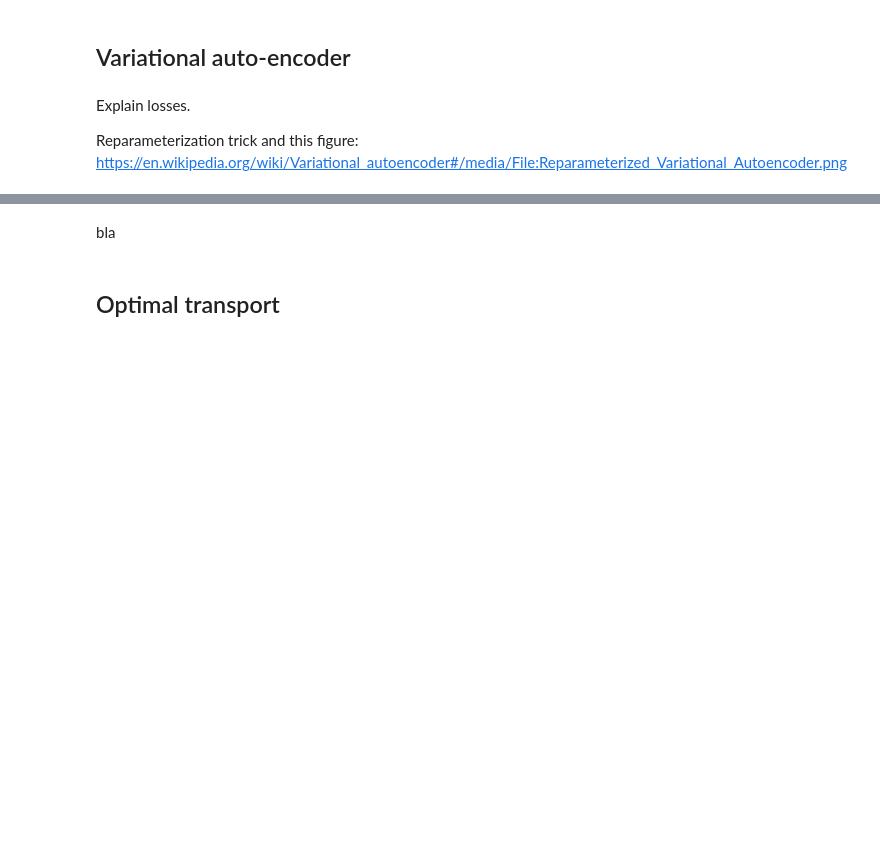
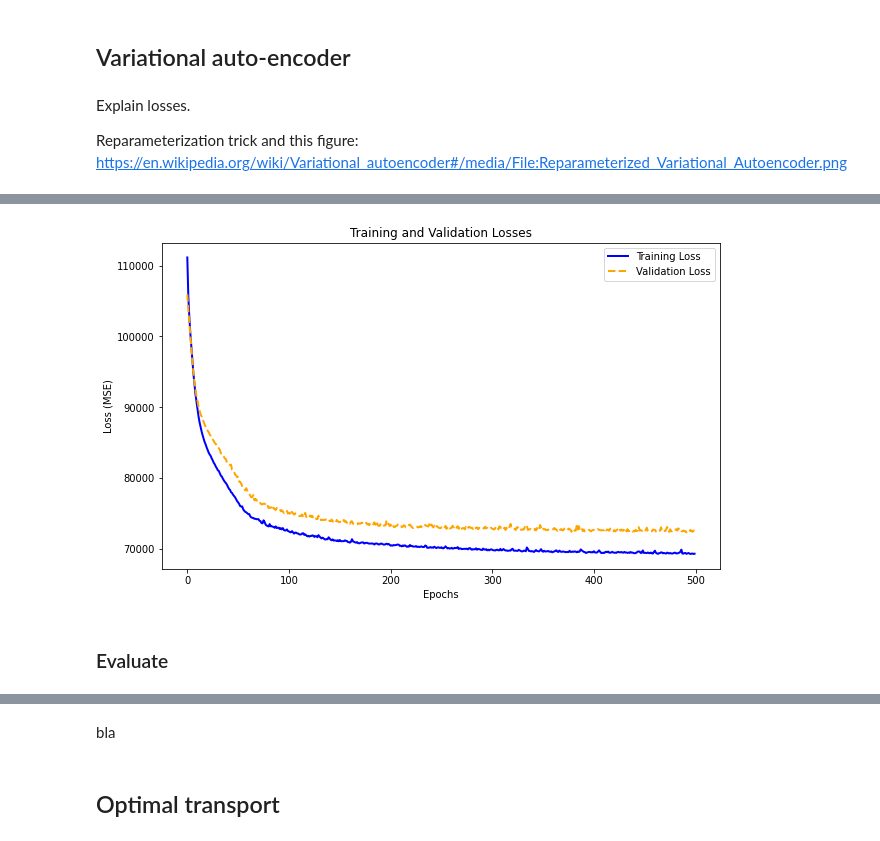
Before and after one commit to inesochoa/lisbon-ml-school, a Jupyter notebook: exercise_4.ipynb, the cells around one changed output, grey strips where cells are left out. Drawn from its saved outputs; the diff is of its cells as text; code cells hidden in the pictures; blank space fills up the shorter version.

```diff
--- a/exercise_4.ipynb
+++ b/exercise_4.ipynb
@@ -562,16 +500,16 @@ class VAE(nn.Module):
             nn.LeakyReLU(0.2),
             nn.Linear(16, 8),
             nn.LeakyReLU(0.2),
-            nn.Linear(8, latent_dimension),
+            #nn.Linear(8, latent_dimension),
             )
 
         # latent mean and variance
-        self.mean_layer = nn.Linear(latent_dimension, 2)
-        self.logvar_layer = nn.Linear(latent_dimension, 2)
+        self.mean_layer = nn.Linear(8, latent_dimension)
+        self.logvar_layer = nn.Linear(8, latent_dimension)
 
         # decoder
         self.decoder = nn.Sequential(
-            nn.Linear(2, 8),
+            nn.Linear(latent_dimension, 8),
             nn.LeakyReLU(0.2),
             nn.Linear(8, 16),
             nn.LeakyReLU(0.2),
@@ -584,8 +522,8 @@ class VAE(nn.Module):
         return mean, logvar
 
     def reparameterization(self, mean, var):
-        epsilon = torch.randn_like(var).to(device)
-        z = mean + var*epsilon
+        epsilon = torch.randn_like(var)
+        z = mean + var*epsilon  # reparameterization trick
         return z
 
     def decode(self, x):
@@ -598,6 +536,6 @@ class VAE(nn.Module):
         return x_hat, mean, logvar
 # %%
 input_shape = 57
-latent_dimension = 2
-model = VAE(input_shape,latent_dimension).to(device)
-optimizer = torch.optim.Adam(model.parameters(), lr=1e-3)
+latent_dimension = 3
+vae = VAE(input_shape,latent_dimension).to(device)
+optimizer = torch.optim.Adam(vae.parameters(), lr=1e-3)
@@ -603,0 +599,2 @@ optimizer = torch.optim.Adam(model.parameters(), lr=1e-3)
+# %%
+history = train_it_variational(500, vae, optimizer, train_dl, val_dl)
@@ -603,0 +619,18 @@ optimizer = torch.optim.Adam(model.parameters(), lr=1e-3)
+# %%
+training_loss = history['train_loss_per_epoch']
+validation_loss = history['val_loss_per_epoch']
+
+# Plot training vs validation loss
+plt.figure(figsize=(10, 6))
+plt.plot(training_loss, label='Training Loss', color='blue', linewidth=2)
+plt.plot(validation_loss, label='Validation Loss', color='orange', linestyle='dashed', linewidth=2)
+
+# Add labels, legend, and title
+plt.xlabel('Epochs')
+plt.ylabel('Loss (MSE)')
+plt.title('Training and Validation Losses')
+plt.legend()
+# Display the plot
+plt.show()
+# %% [output]
+[figure, added]
@@ -603,0 +640,2 @@ optimizer = torch.optim.Adam(model.parameters(), lr=1e-3)
+# %% [markdown]
+### Evaluate
```
Also changed, not shown: parts of 23 cells of this notebook.
